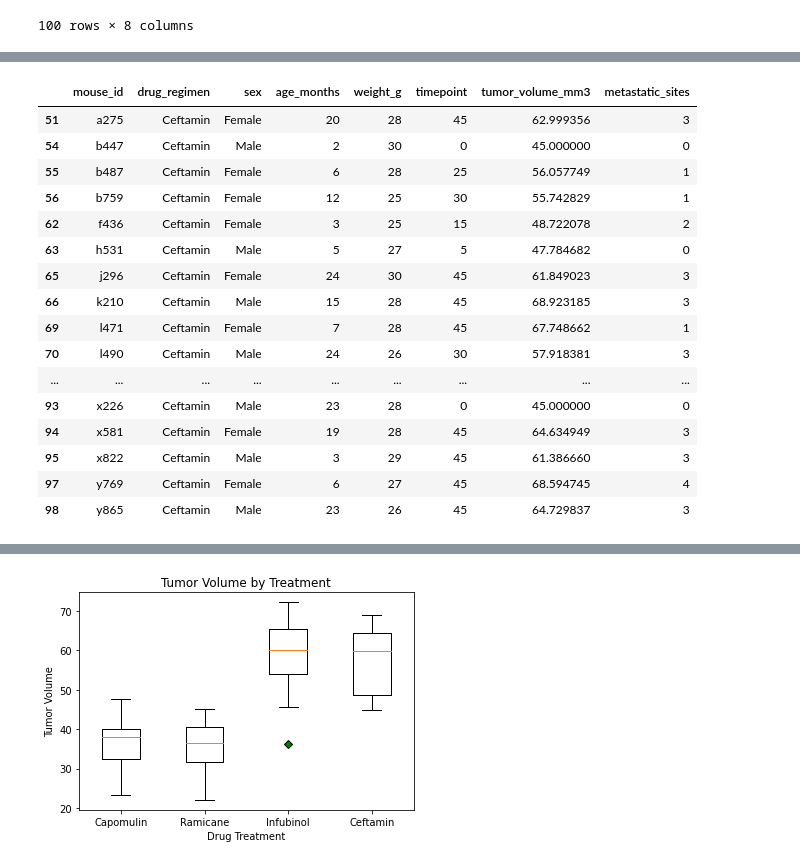
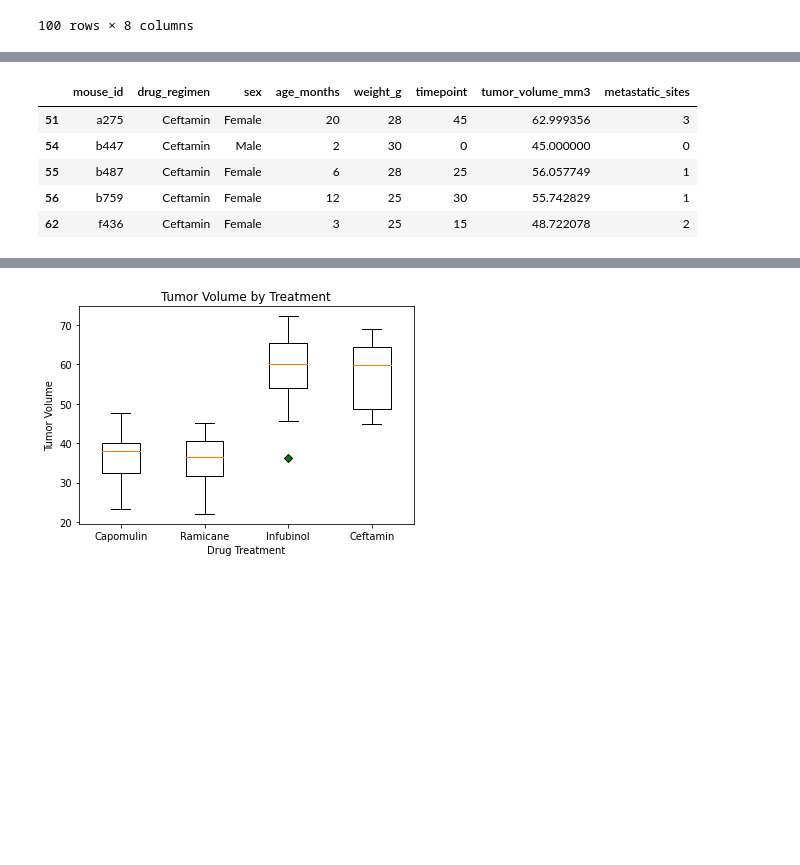
Before and after one commit to BatesJ72/matplotib_practice, a Jupyter notebook: pymaceuticals_v2.ipynb, the cells around one changed output, grey strips where cells are left out. Drawn from its saved outputs; the diff is of its cells as text; code cells hidden in the pictures; blank space fills up the shorter version.

```diff
--- a/pymaceuticals_v2.ipynb
+++ b/pymaceuticals_v2.ipynb
@@ -373,35 +284,25 @@ df_lst.tail()
 # %%
 # Get the tumor volumes for the drug regimens in their own lists
 # print(df_box["drug_regimen"].unique())
 
 ramicane1 = df_box[df_box["drug_regimen"] == "Ramicane"]
 capomulin1 = df_box[df_box["drug_regimen"] == "Capomulin"]
 infubinol1 = df_box[df_box["drug_regimen"] == "Infubinol"]
 ceftamin1 = df_box[df_box["drug_regimen"] == "Ceftamin"]
 
 capomulin = capomulin1["tumor_volume_mm3"]
 ramicane = ramicane1["tumor_volume_mm3"]
 infubinol = infubinol1["tumor_volume_mm3"]
 ceftamin = ceftamin1["tumor_volume_mm3"]
-ceftamin1
+
+ceftamin1.head()
 # %% [output]
 |  | mouse_id | drug_regimen | sex | age_months | weight_g | timepoint | tumor_volume_mm3 | metastatic_sites |
 | 51 | a275 | Ceftamin | Female | 20 | 28 | 45 | 62.999356 | 3 |
 | 54 | b447 | Ceftamin | Male | 2 | 30 | 0 | 45.000000 | 0 |
 | 55 | b487 | Ceftamin | Female | 6 | 28 | 25 | 56.057749 | 1 |
 | 56 | b759 | Ceftamin | Female | 12 | 25 | 30 | 55.742829 | 1 |
 | 62 | f436 | Ceftamin | Female | 3 | 25 | 15 | 48.722078 | 2 |
-| 63 | h531 | Ceftamin | Male | 5 | 27 | 5 | 47.784682 | 0 |
-| 65 | j296 | Ceftamin | Female | 24 | 30 | 45 | 61.849023 | 3 |
-| 66 | k210 | Ceftamin | Male | 15 | 28 | 45 | 68.923185 | 3 |
-| 69 | l471 | Ceftamin | Female | 7 | 28 | 45 | 67.748662 | 1 |
-| 70 | l490 | Ceftamin | Male | 24 | 26 | 30 | 57.918381 | 3 |
-| ... | ... | ... | ... | ... | ... | ... | ... | ... |
-| 93 | x226 | Ceftamin | Male | 23 | 28 | 0 | 45.000000 | 0 |
-| 94 | x581 | Ceftamin | Female | 19 | 28 | 45 | 64.634949 | 3 |
-| 95 | x822 | Ceftamin | Male | 3 | 29 | 45 | 61.386660 | 3 |
-| 97 | y769 | Ceftamin | Female | 6 | 27 | 45 | 68.594745 | 4 |
-| 98 | y865 | Ceftamin | Male | 23 | 26 | 45 | 64.729837 | 3 |
 # %%
 # Calculate the IQR and quantitatively determine if there are any potential outliers.
 
```
Also changed, not shown: parts of 14 cells of this notebook.
